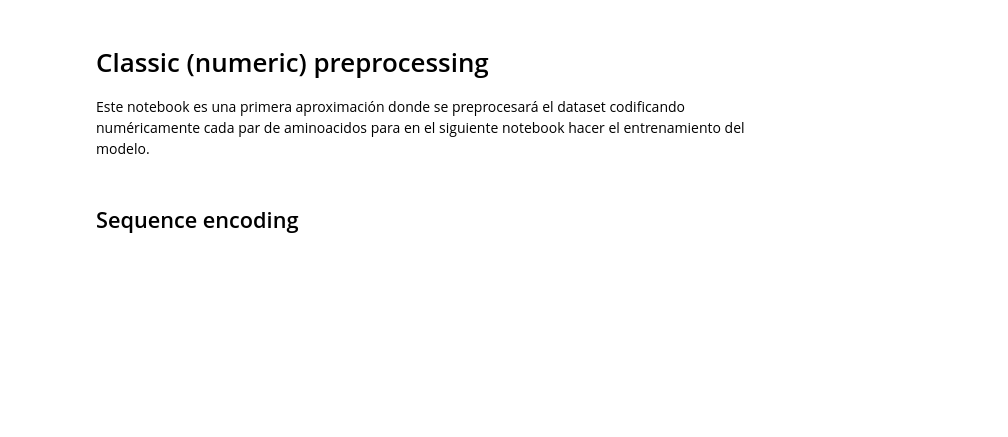
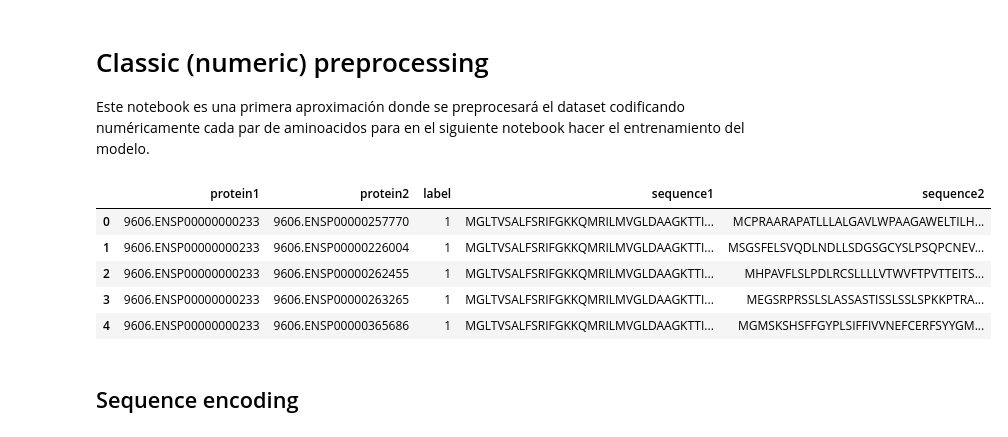
Before and after one commit to santiagoWilli/ppi-predictions, a Jupyter notebook: notebooks/2. Classic preprocessing.ipynb, the cells around one changed output. Saved outputs shown, nothing was run; the diff lists cells and outputs as text; code cells hidden in the pictures; blank space fills up the shorter version.

```diff
--- a/notebooks/2. Classic preprocessing.ipynb
+++ b/notebooks/2. Classic preprocessing.ipynb
@@ -10,6 +10,15 @@ sys.path.append(os.path.abspath("../src"))
 import pandas as pd
 
 df_string_balanced = pd.read_parquet("../datasets/df_string_balanced.parquet")
+# %%
+df_string_balanced.head()
+# %% [output]
+|  | protein1 | protein2 | label | sequence1 | sequence2 |
+| 0 | 9606.ENSP00000000233 | 9606.ENSP00000257770 | 1 | MGLTVSALFSRIFGKKQMRILMVGLDAAGKTTI... | MCPRAARAPATLLLALGAVLWPAAGAWELTILH... |
+| 1 | 9606.ENSP00000000233 | 9606.ENSP00000226004 | 1 | MGLTVSALFSRIFGKKQMRILMVGLDAAGKTTI... | MSGSFELSVQDLNDLLSDGSGCYSLPSQPCNEV... |
+| 2 | 9606.ENSP00000000233 | 9606.ENSP00000262455 | 1 | MGLTVSALFSRIFGKKQMRILMVGLDAAGKTTI... | MHPAVFLSLPDLRCSLLLLVTWVFTPVTTEITS... |
+| 3 | 9606.ENSP00000000233 | 9606.ENSP00000263265 | 1 | MGLTVSALFSRIFGKKQMRILMVGLDAAGKTTI... | MEGSRPRSSLSLASSASTISSLSSLSPKKPTRA... |
+| 4 | 9606.ENSP00000000233 | 9606.ENSP00000365686 | 1 | MGLTVSALFSRIFGKKQMRILMVGLDAAGKTTI... | MGMSKSHSFFGYPLSIFFIVVNEFCERFSYYGM... |
 # %% [markdown]
 ## Sequence encoding
 # %% [markdown]
```
Also changed, not shown: parts of 6 cells of this notebook, 8 other files.
